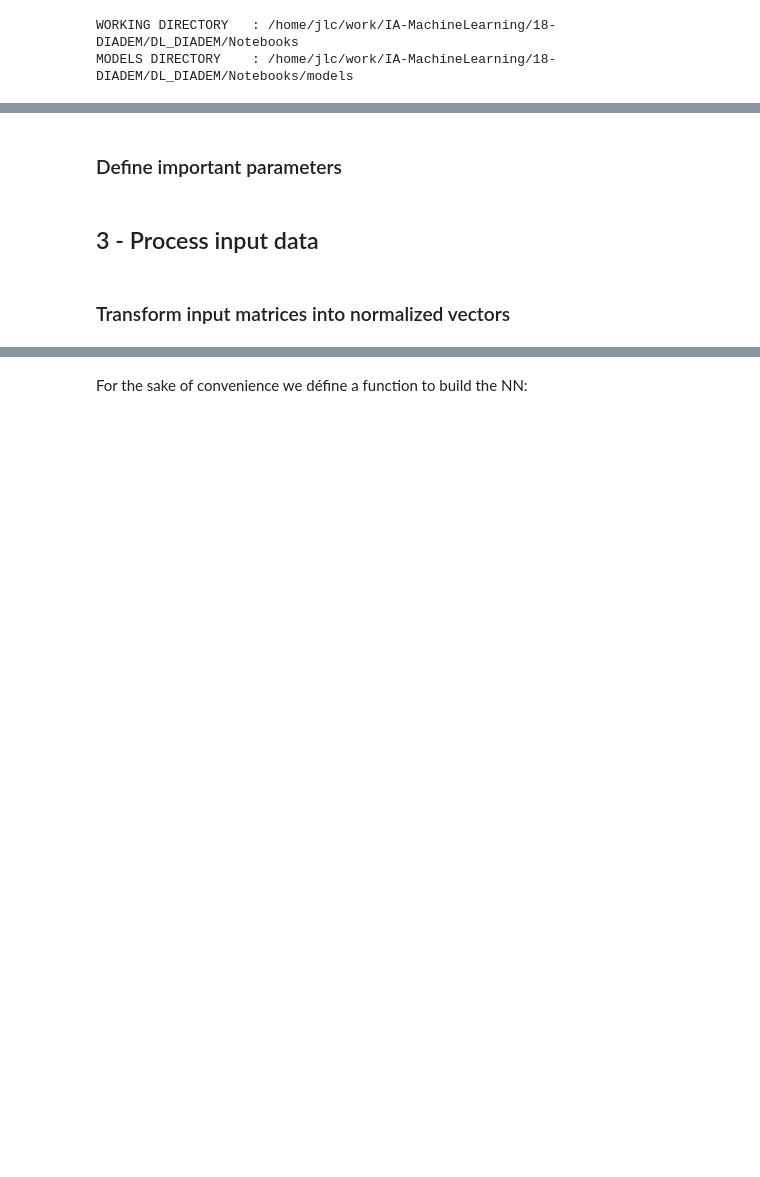
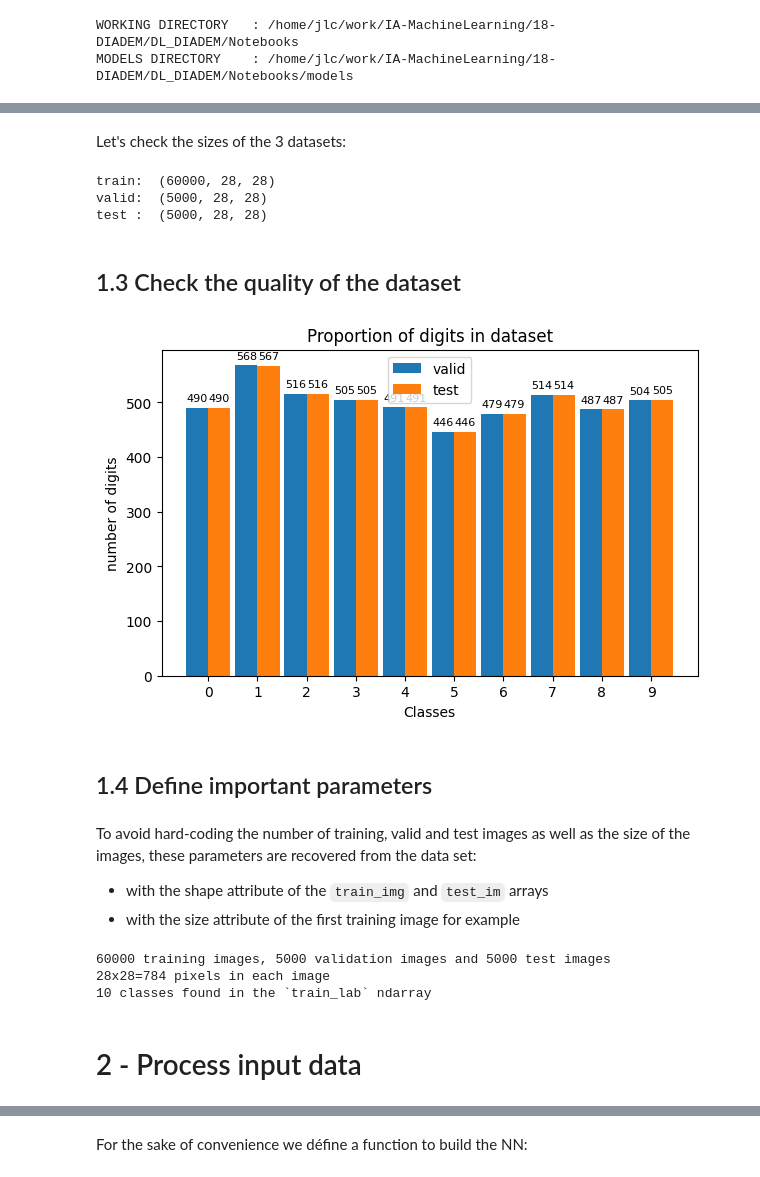
Before and after one commit to cjlux/DL_DIADEM, a Jupyter notebook: Notebooks/02_Classify_MNIST_images_DNN_dropout_norm.ipynb, the cells around one changed output, grey strips where cells are left out. Drawn from its saved outputs; the diff is of its cells as text; code cells hidden in the pictures; blank space fills up the shorter version.

```diff
--- a/Notebooks/02_Classify_MNIST_images_DNN_dropout_norm.ipynb
+++ b/Notebooks/02_Classify_MNIST_images_DNN_dropout_norm.ipynb
@@ -149,15 +182,46 @@ valid_img, test_img, valid_lab, test_lab = train_test_split(valid_img, valid_lab
                                                             test_size=0.5,
                                                             shuffle=True,
                                                             random_state=SEED)
+# %% [markdown]
+Let's check the sizes of the 3 datasets:
+# %%
+print(f'train:  {train_img.shape}')
+print(f'valid:  {valid_img.shape}')
+print(f'test :  {test_img.shape}')
+# %% [output]
+train:  (60000, 28, 28)
+valid:  (5000, 28, 28)
+test :  (5000, 28, 28)
+# %% [markdown]
+## 1.3 Check the quality of the dataset
+# %%
+from utils.tools import plot_proportion_bar
+prop = {}
+prop['valid'] = [ (valid_lab == i).sum() for i in range(10)]
+prop['test']  = [ (test_lab  == i).sum() for i in range(10)]
+plot_proportion_bar(prop, range(10))
+# %% [output]
+[figure, added]
 # %% [markdown]
-### Define important parameters
+## 1.4 Define important parameters
+# %% [markdown]
+To avoid hard-coding the number of training, valid and test images as well as the size of the images, these parameters are recovered from the data set:
+- with the shape attribute of the `train_img` and `test_im` arrays
+- with the size attribute of the first training image for example
 # %%
-NB_TRAIN_IMG = train_img.shape[0] # number of training images
-NB_VALID_IMG = valid_img.shape[0] # number of validation images
-NB_TEST_IMG  = test_img.shape[0]  # number of test images
-NB_PIXEL     = train_img[0].size  # number of elements (pixels) of the firts training image
+NB_TRAIN_IMG = train_img.shape[0]  # number of training images
+NB_VALID_IMG = valid_img.shape[0]  # number of validation images
+NB_TEST_IMG  = test_img.shape[0]   # number of test images
+NB_PIXEL     = train_img[0].size   # number of elements (pixels) of the firts training image:
 NB_CLASS     = len(set(train_lab)) # number of classes:
+
+# Display checking:
+print(f"{NB_TRAIN_IMG} training images, {NB_VALID_IMG} validation images and {NB_TEST_IMG} test images")
+print(f"{train_img.shape[1]}x{train_img.shape[2]}={NB_PIXEL} pixels in each image")
+print(f"{NB_CLASS} classes found in the `train_lab` ndarray")
+# %% [output]
+60000 training images, 5000 validation images and 5000 test images
+28x28=784 pixels in each image
+10 classes found in the `train_lab` ndarray
 # %% [markdown]
-## 3 - Process input data
+# 2 - Process input data
-# %% [markdown]
-### Transform input matrices into normalized vectors
```
Also changed, not shown: parts of 65 cells of this notebook, 11 other files.
